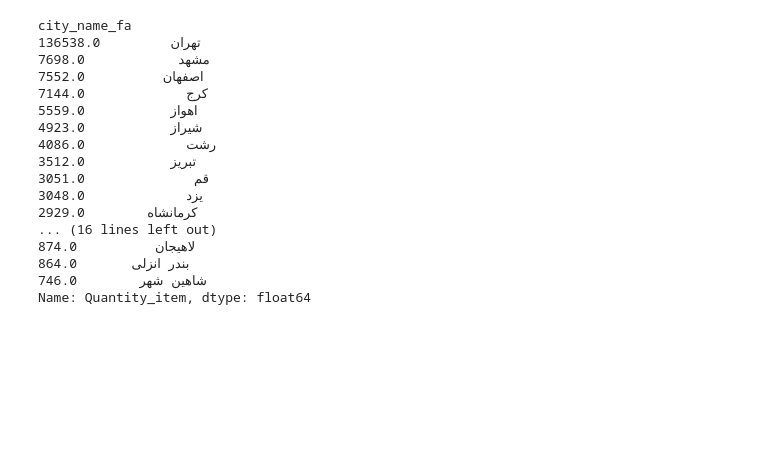
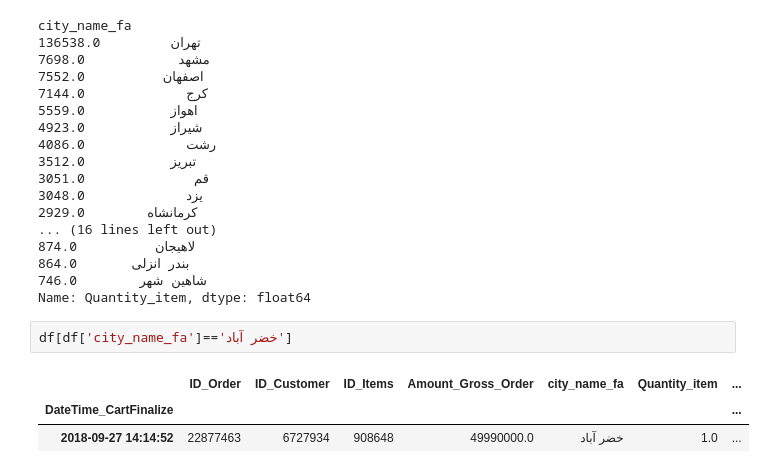
Before and after one commit to isoori/DIGIKALA, a Jupyter notebook: Digikala.ipynb, the cells around one changed output. Drawn from its saved outputs; the diff is of its cells as text; blank space fills up the shorter version.

```diff
--- a/Digikala.ipynb
+++ b/Digikala.ipynb
@@ -199,3 +199,9 @@ city_name_fa
 بندر انزلی       864.0
 شاهین شهر        746.0
 Name: Quantity_item, dtype: float64
+# %%
+df[df['city_name_fa']=='خضر آباد']
+# %% [output]
+|  | ID_Order | ID_Customer | ID_Items | Amount_Gross_Order | city_name_fa | Quantity_item | ... |
+| DateTime_CartFinalize |  |  |  |  |  |  | ... |
+| 2018-09-27 14:14:52 | 22877463 | 6727934 | 908648 | 49990000.0 | خضر آباد | 1.0 | ... |
```
